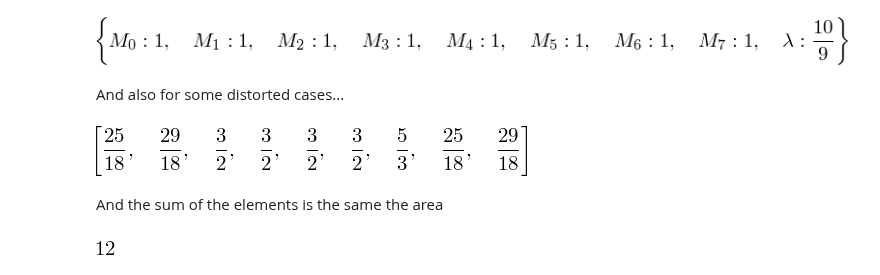
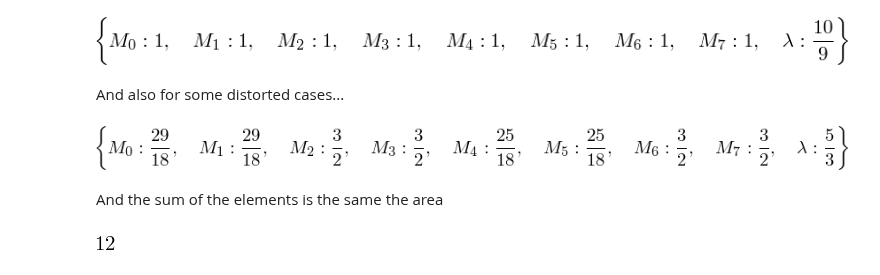
Before and after one commit to nicoguaro/notebooks_examples, a Jupyter notebook: Optimal_mass_matrix.ipynb, the cells around one changed output. Drawn from its saved outputs; the diff is of its cells as text; code cells hidden in the pictures.

```diff
--- a/Optimal_mass_matrix.ipynb
+++ b/Optimal_mass_matrix.ipynb
@@ -222,9 +222,9 @@ And also for some distorted cases...
 coords_dist = {x0:-2, x1:1, x2:1, x3:-1, y0:-2, y1:-1, y2:1, y3:1}
 # %%
 sol_dist = {key:sol[key].subs(coords_dist) for key in sol.keys() for val in sol.values()}
-sol_dist.values()
+sol_dist
 # %% [output]
-[figure, old version]
+[figure, new version]
 # %% [markdown]
 And the sum of the elements is the same the area
 # %%
```
